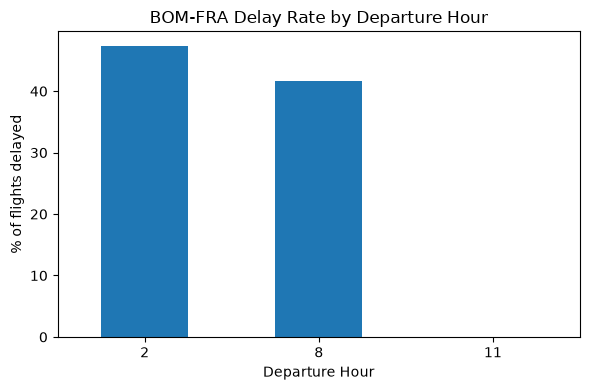
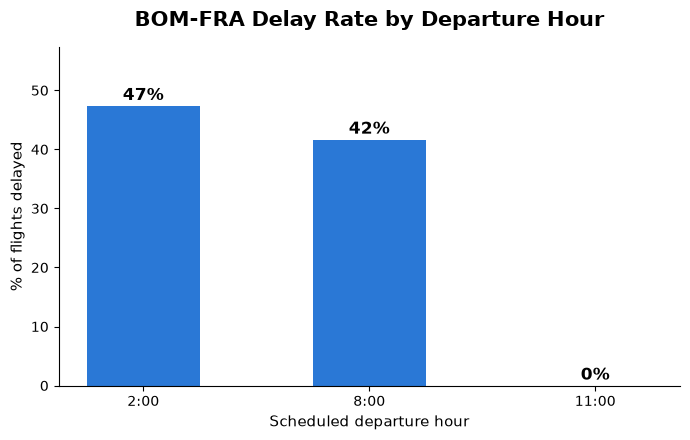
The change to this notebook cell's code, shown as a diff; its figure went from the first image to the second:
--- before
+++ after
@@ -3,11 +3,18 @@
 hour_delay = bom_fra.groupby('dep_hour')['is_delayed'].mean() * 100
 
-plt.figure(figsize=(6, 4))
-hour_delay.plot(kind='bar', color='#1f77b4')
-plt.title('BOM-FRA Delay Rate by Departure Hour')
-plt.ylabel('% of flights delayed')
-plt.xlabel('Departure Hour')
-plt.xticks(rotation=0)
+fig, ax = plt.subplots(figsize=(7, 4.5))
+bars = ax.bar(hour_delay.index.astype(str) + ':00', hour_delay.values, color='#2a78d6', width=0.5)
+
+for bar, val in zip(bars, hour_delay.values):
+    ax.text(bar.get_x() + bar.get_width()/2, val + 1, f'{val:.0f}%',
+             ha='center', fontsize=12, fontweight='bold')
+
+ax.set_title('BOM-FRA Delay Rate by Departure Hour', fontsize=15, fontweight='bold', pad=15)
+ax.set_ylabel('% of flights delayed', fontsize=11)
+ax.set_xlabel('Scheduled departure hour', fontsize=11)
+ax.spines['top'].set_visible(False)
+ax.spines['right'].set_visible(False)
+ax.set_ylim(0, max(hour_delay.values) + 10)
 plt.tight_layout()
-plt.savefig('docs/screenshots/bom_fra_by_hour.png', dpi=150)
+plt.savefig('docs/screenshots/bom_fra_by_hour.png', dpi=150, bbox_inches='tight')
 plt.show()

Commit: readme update, streamlit app addition